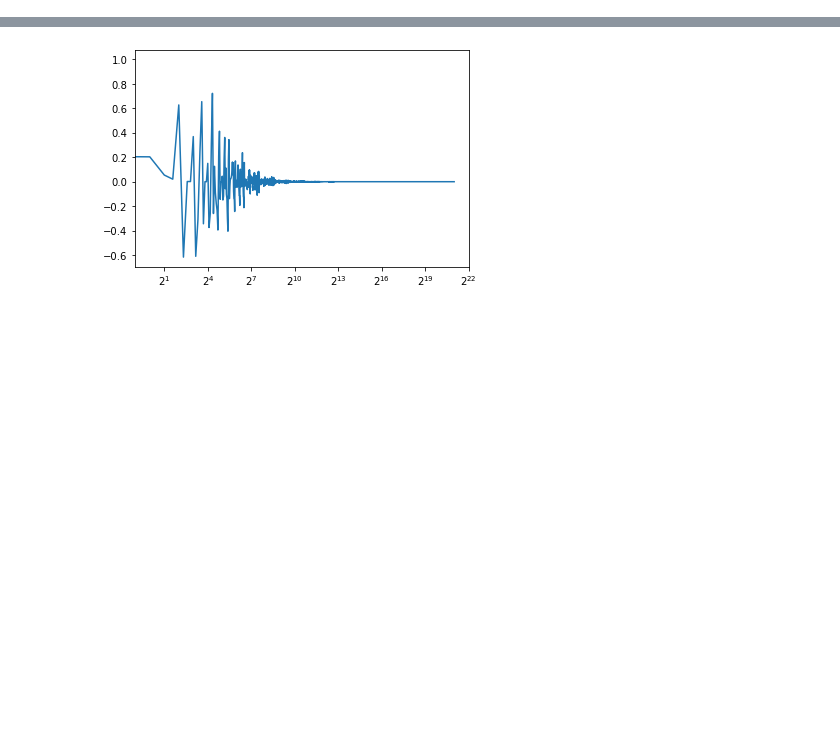
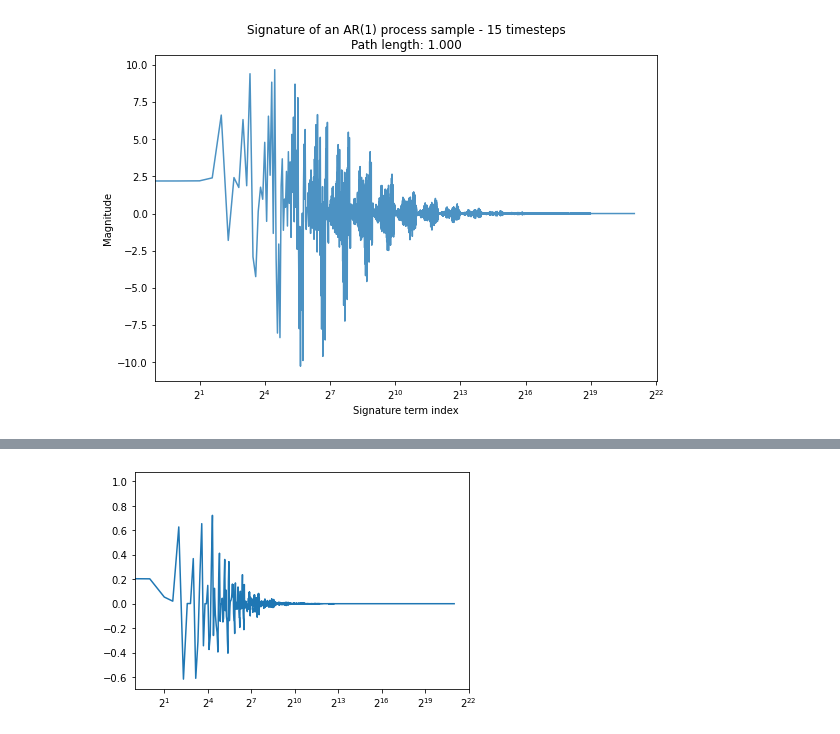
Before and after one commit to ocmob/sig_hsic_independence_test, a Jupyter notebook: notebooks/long_sig_vs_short_sig.ipynb, the cells around one changed output, grey strips where cells are left out. Saved outputs shown, nothing was run; the diff lists cells and outputs as text; code cells hidden in the pictures; blank space fills up the shorter version.

```diff
--- a/notebooks/long_sig_vs_short_sig.ipynb
+++ b/notebooks/long_sig_vs_short_sig.ipynb
@@ -60,2 +74,22 @@ plt.plot(sig_n)
 # %%
-sig_n = esig.stream2sig(nice_processes_ll[0, :, :].reshape(15, 2)/4, 20)
+
+#plt.plot(nice_processes_x_ll[this_slice, :, 0].reshape(NLEN), nice_processes_x_ll[this_slice, :,1].reshape(NLEN))
+#plt.plot(nice_processes_y_ll[this_slice, :, 0].reshape(NLEN), nice_processes_y_ll[this_slice, :,1].reshape(NLEN))
+#plt.figure()
+#plt.plot(nice_processes_x_ll[this_slice, :, 0].reshape(NLEN))
+#plt.plot(nice_processes_y_ll[this_slice, :, 0].reshape(NLEN))
+
+plt.figure(figsize=(9,6))
+sig_n_x = esig.stream2sig(nice_processes_x_ll[this_slice, :, :].reshape(NLEN, 2)/get_lead_lag_proc_length(nice_processes_x_ll[this_slice, :].reshape(NLEN, -1)), 20)#/np.log(tv), 20)
+#sig_n_y = esig.stream2sig(nice_processes_y_ll[this_slice, :, :].reshape(NLEN, 2), 20)#/np.log(tv), 20)
+plt.plot(sig_n_x, alpha = 0.8)
+#plt.plot(sig_n_y, alpha = 0.8)
+plt.xscale('log', base = 2)
+plt.ylabel('Magnitude')
+plt.xlabel('Signature term index')
+plt.title("Signature of an AR(1) process sample - 15 timesteps\nPath length: {:.3f}".format(get_lead_lag_proc_length(nice_processes_x_ll[this_slice, :].reshape(NLEN, -1)/get_lead_lag_proc_length(nice_processes_x_ll[this_slice, :].reshape(NLEN, -1)))))
+plt.savefig('./pics/sig_mistery_ar1_signature_unscaled.png')
+#for i in range (20):
+    #plt.axvline(2**i, color = 'red')
+# %% [output]
+[figure, added]
```
Also changed, not shown: parts of 11 cells of this notebook, 13 other files.
